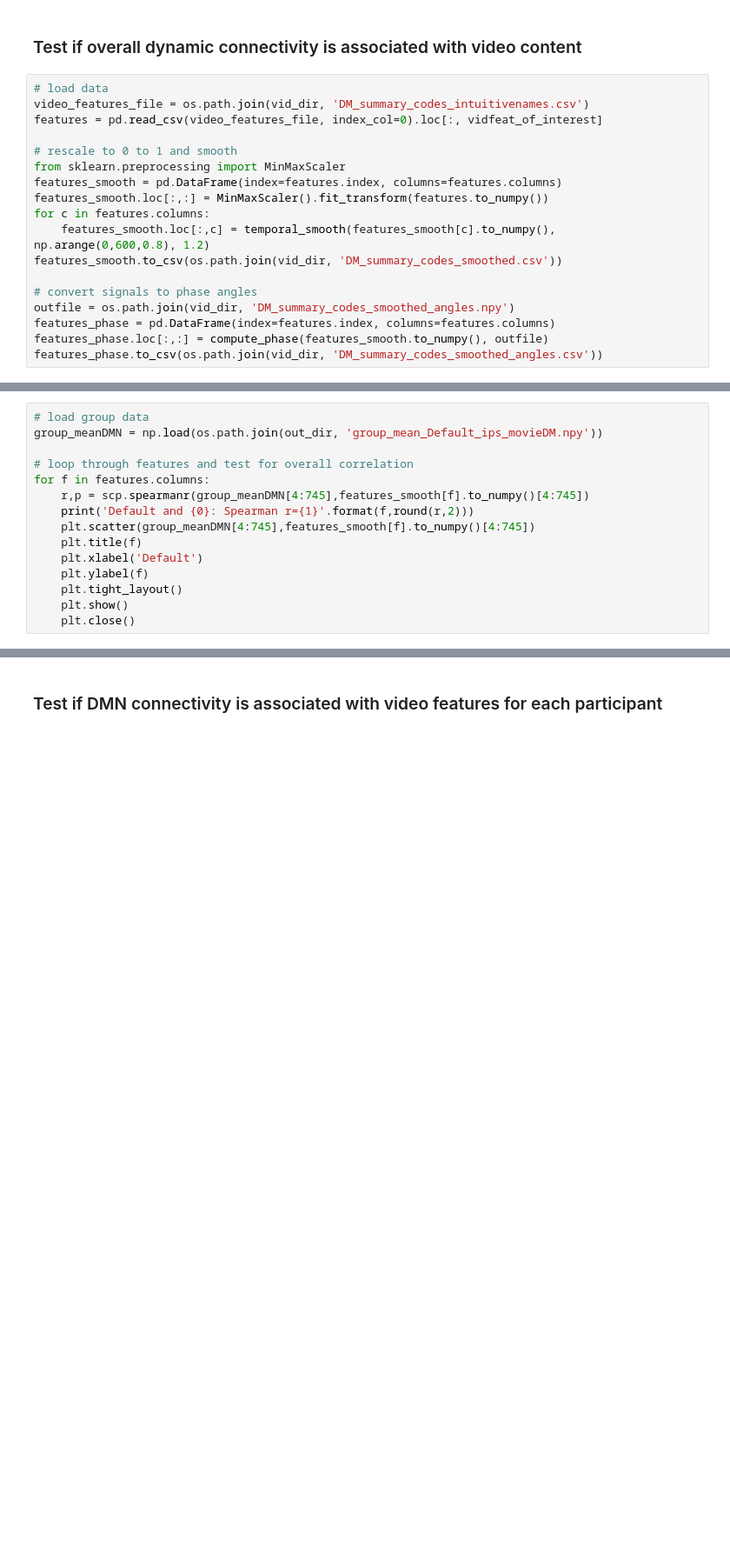
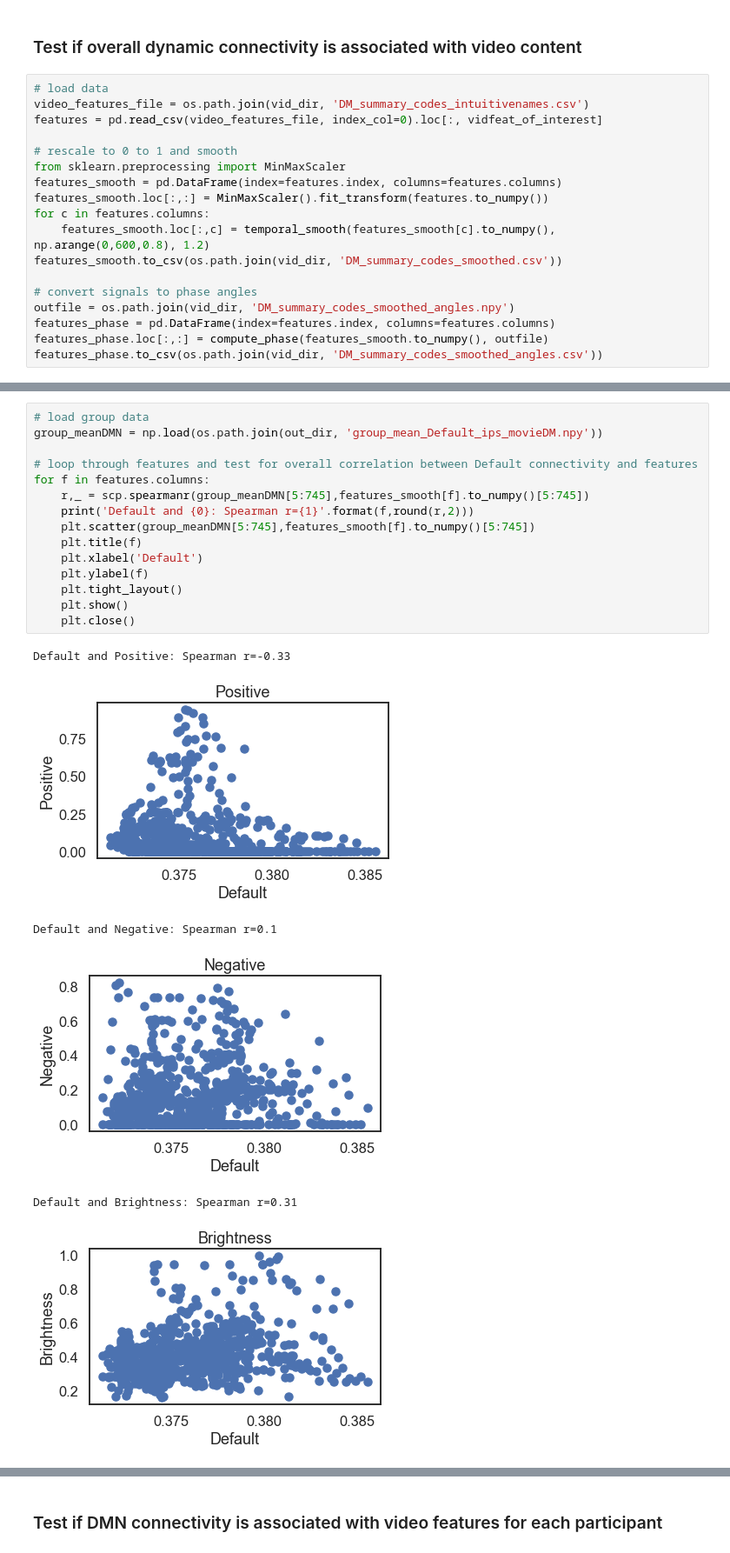
Before and after one commit to catcamacho/hbn_soc_net, a Jupyter notebook: 2_DynamicNet_affect.ipynb, the cells around one changed output, grey strips where cells are left out. Shown at 87% size. Cells and saved outputs as stored; diff of their text form; blank space fills up the shorter version.

```diff
--- a/2_DynamicNet_affect.ipynb
+++ b/2_DynamicNet_affect.ipynb
@@ -393,15 +410,22 @@ plt.close()
 # %%
 # load group data
 group_meanDMN = np.load(os.path.join(out_dir, 'group_mean_Default_ips_movieDM.npy'))
 
-# loop through features and test for overall correlation
+# loop through features and test for overall correlation between Default connectivity and features
 for f in features.columns:
-    r,p = scp.spearmanr(group_meanDMN[4:745],features_smooth[f].to_numpy()[4:745])
+    r,_ = scp.spearmanr(group_meanDMN[5:745],features_smooth[f].to_numpy()[5:745])
     print('Default and {0}: Spearman r={1}'.format(f,round(r,2)))
-    plt.scatter(group_meanDMN[4:745],features_smooth[f].to_numpy()[4:745])
+    plt.scatter(group_meanDMN[5:745],features_smooth[f].to_numpy()[5:745])
     plt.title(f)
     plt.xlabel('Default')
     plt.ylabel(f)
     plt.tight_layout()
     plt.show()
     plt.close()
+# %% [output]
+Default and Positive: Spearman r=-0.33
+[figure, added]
+Default and Negative: Spearman r=0.1
+[figure, added]
+Default and Brightness: Spearman r=0.31
+[figure, added]
```
Also changed, not shown: parts of 7 cells of this notebook.
